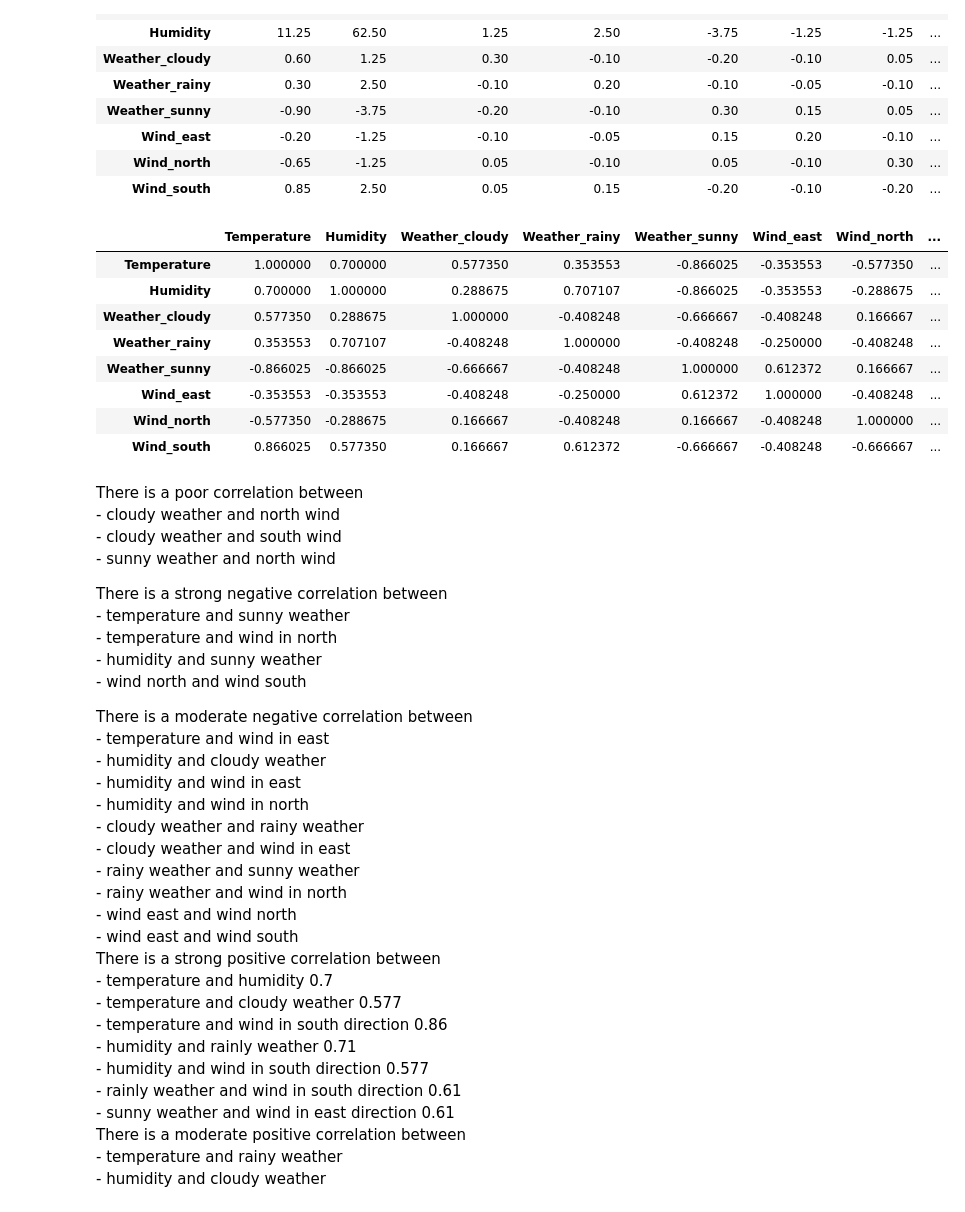
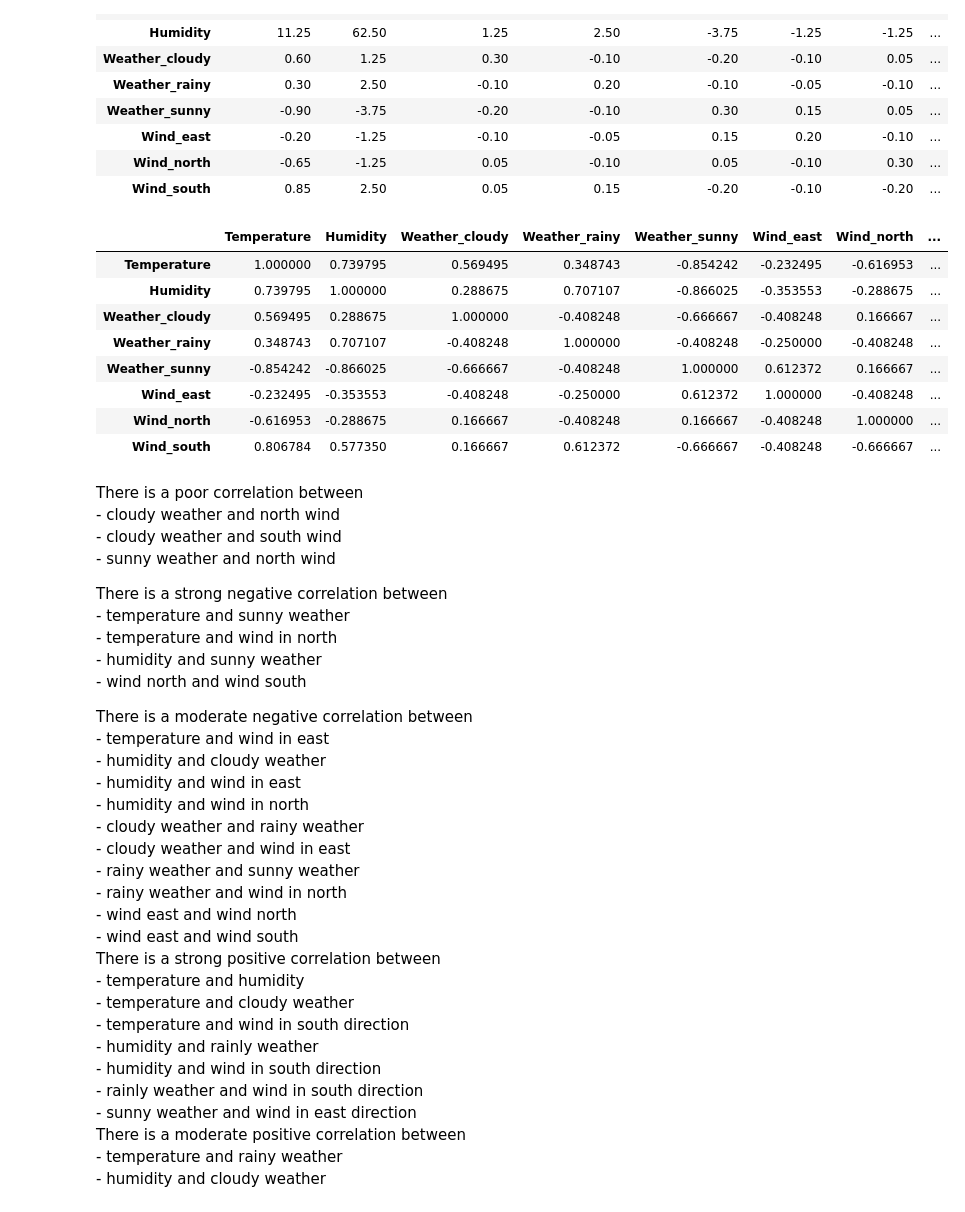
Before and after one commit to vvithurshan/Data-Science-Master, a Jupyter notebook: Assignment/Assignment_March_21.ipynb, the cells around one changed output. Drawn from its saved outputs; the diff is of its cells as text; code cells hidden in the pictures.

```diff
--- a/Assignment/Assignment_March_21.ipynb
+++ b/Assignment/Assignment_March_21.ipynb
@@ -211,17 +211,17 @@ df_concat.cov()
 | Wind_north | -0.65 | -1.25 | 0.05 | -0.10 | 0.05 | -0.10 | 0.30 | ... |
 | Wind_south | 0.85 | 2.50 | 0.05 | 0.15 | -0.20 | -0.10 | -0.20 | ... |
 # %%
-df_concat.corr(method='spearman')
+df_concat.corr(method='pearson')
 # %% [output]
 |  | Temperature | Humidity | Weather_cloudy | Weather_rainy | Weather_sunny | Wind_east | Wind_north | ... |
-| Temperature | 1.000000 | 0.700000 | 0.577350 | 0.353553 | -0.866025 | -0.353553 | -0.577350 | ... |
-| Humidity | 0.700000 | 1.000000 | 0.288675 | 0.707107 | -0.866025 | -0.353553 | -0.288675 | ... |
-| Weather_cloudy | 0.577350 | 0.288675 | 1.000000 | -0.408248 | -0.666667 | -0.408248 | 0.166667 | ... |
-| Weather_rainy | 0.353553 | 0.707107 | -0.408248 | 1.000000 | -0.408248 | -0.250000 | -0.408248 | ... |
-| Weather_sunny | -0.866025 | -0.866025 | -0.666667 | -0.408248 | 1.000000 | 0.612372 | 0.166667 | ... |
-| Wind_east | -0.353553 | -0.353553 | -0.408248 | -0.250000 | 0.612372 | 1.000000 | -0.408248 | ... |
-| Wind_north | -0.577350 | -0.288675 | 0.166667 | -0.408248 | 0.166667 | -0.408248 | 1.000000 | ... |
-| Wind_south | 0.866025 | 0.577350 | 0.166667 | 0.612372 | -0.666667 | -0.408248 | -0.666667 | ... |
+| Temperature | 1.000000 | 0.739795 | 0.569495 | 0.348743 | -0.854242 | -0.232495 | -0.616953 | ... |
+| Humidity | 0.739795 | 1.000000 | 0.288675 | 0.707107 | -0.866025 | -0.353553 | -0.288675 | ... |
+| Weather_cloudy | 0.569495 | 0.288675 | 1.000000 | -0.408248 | -0.666667 | -0.408248 | 0.166667 | ... |
+| Weather_rainy | 0.348743 | 0.707107 | -0.408248 | 1.000000 | -0.408248 | -0.250000 | -0.408248 | ... |
+| Weather_sunny | -0.854242 | -0.866025 | -0.666667 | -0.408248 | 1.000000 | 0.612372 | 0.166667 | ... |
+| Wind_east | -0.232495 | -0.353553 | -0.408248 | -0.250000 | 0.612372 | 1.000000 | -0.408248 | ... |
+| Wind_north | -0.616953 | -0.288675 | 0.166667 | -0.408248 | 0.166667 | -0.408248 | 1.000000 | ... |
+| Wind_south | 0.806784 | 0.577350 | 0.166667 | 0.612372 | -0.666667 | -0.408248 | -0.666667 | ... |
 # %% [markdown]
 There is a poor correlation between <br>
     - cloudy weather and north wind<br>
@@ -246,13 +246,13 @@ There is a moderate negative correlation between<br>
     - wind east and wind north<br>
     - wind east and wind south<br>
 There is a strong positive correlation between <br>
-    - temperature and humidity 0.7<br>
-    - temperature and cloudy weather 0.577<br>
-    - temperature and wind in south direction 0.86<br>
-    - humidity and rainly weather 0.71<br>
-    - humidity and wind in south direction 0.577<br>
-    - rainly weather and wind in south direction 0.61<br>
-    - sunny weather and wind in east direction 0.61<br>
+    - temperature and humidity <br>
+    - temperature and cloudy weather <br>
+    - temperature and wind in south direction <br>
+    - humidity and rainly weather <br>
+    - humidity and wind in south direction <br>
+    - rainly weather and wind in south direction <br>
+    - sunny weather and wind in east direction <br>
 There is a moderate positive correlation between <br>
     - temperature and rainy weather<br>
     - humidity and cloudy weather
```
Also changed, not shown: parts of 2 cells of this notebook.
